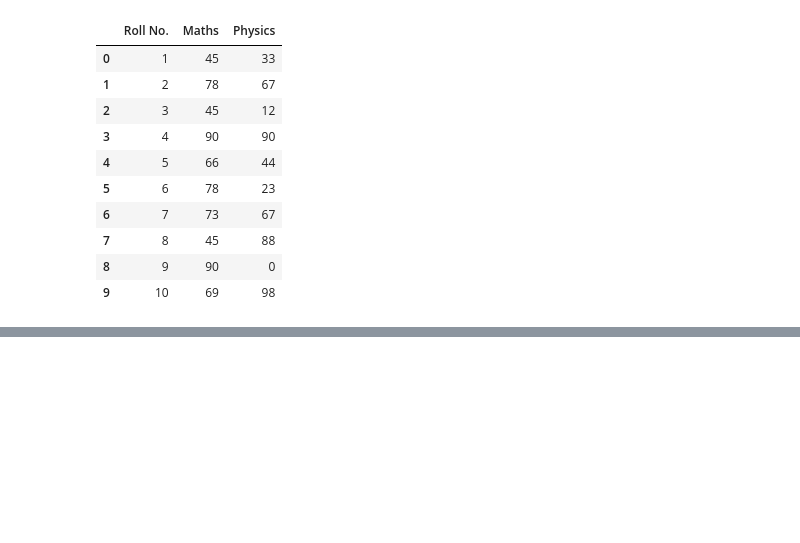
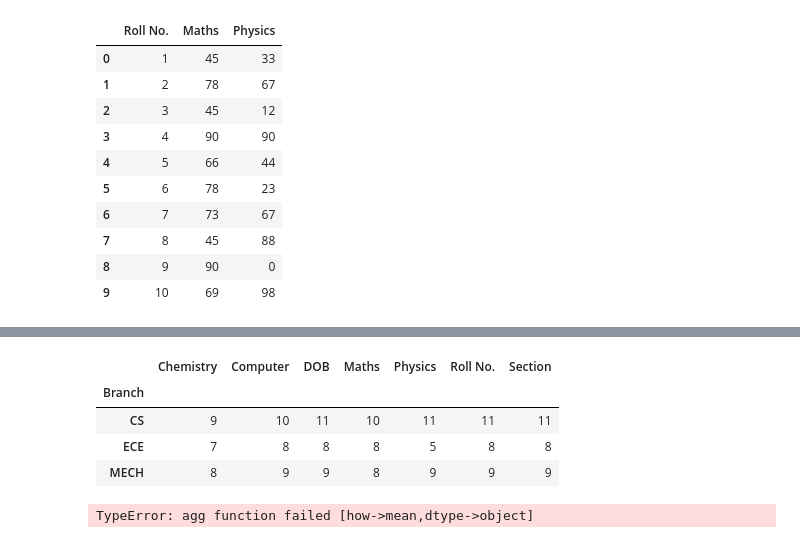
Before and after one commit to Ritika-K7/Data-Analysis-Visualisation, a Jupyter notebook: Pandas.ipynb, the cells around one changed output, grey strips where cells are left out. Cells and saved outputs as stored; diff of their text form; code cells hidden in the pictures; blank space fills up the shorter version.

```diff
--- a/Pandas.ipynb
+++ b/Pandas.ipynb
@@ -1350,0 +1377,12 @@ pd.concat([df1,df2] ,ignore_index=True)
+# %%
+pd.pivot_table(df,index='Branch',aggfunc='count')
+# %% [output]
+|  | Chemistry | Computer | DOB | Maths | Physics | Roll No. | Section |
+| Branch |  |  |  |  |  |  |  |
+| CS | 9 | 10 | 11 | 10 | 11 | 11 | 11 |
+| ECE | 7 | 8 | 8 | 8 | 5 | 8 | 8 |
+| MECH | 8 | 9 | 9 | 8 | 9 | 9 | 9 |
+# %%
+pd.pivot_table(df,index='Branch',columns='Section')
+# %% [output]
+TypeError: agg function failed [how->mean,dtype->object]
```
Also changed, not shown: parts of 5 cells of this notebook.
